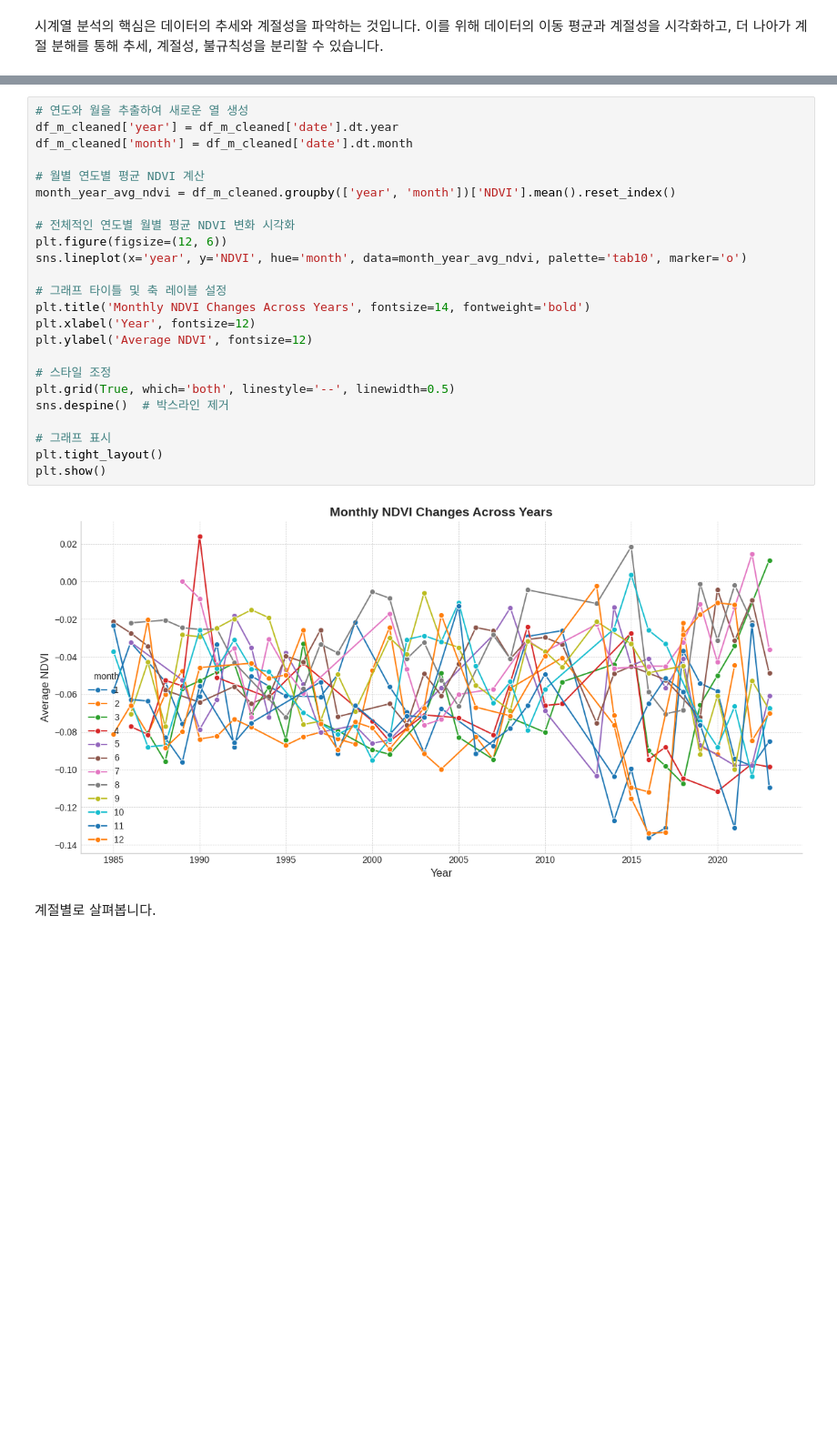
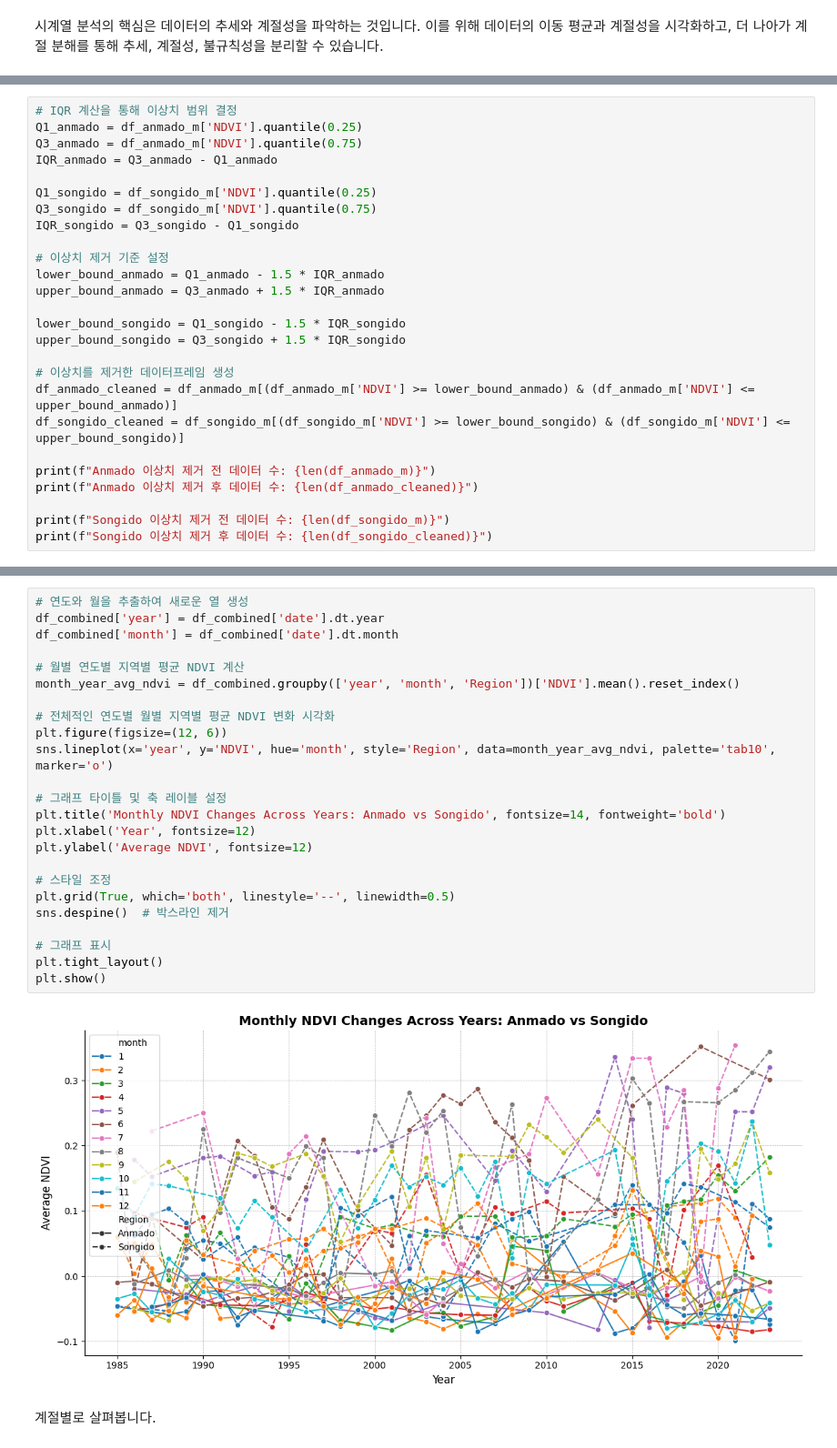
Before and after one commit to jjangmo91/Cervus-nippon_Anmado-Is., a Jupyter notebook: Cervus-nippon_forest_Anmado-Is.ipynb, the cells around one changed output, grey strips where cells are left out. Shown at 91% size. Saved outputs shown, nothing was run; the diff lists cells and outputs as text; blank space fills up the shorter version.

```diff
--- a/Cervus-nippon_forest_Anmado-Is.ipynb
+++ b/Cervus-nippon_forest_Anmado-Is.ipynb
@@ -328,0 +399,26 @@ plt.show()
+# %%
+# IQR 계산을 통해 이상치 범위 결정
+Q1_anmado = df_anmado_m['NDVI'].quantile(0.25)
+Q3_anmado = df_anmado_m['NDVI'].quantile(0.75)
+IQR_anmado = Q3_anmado - Q1_anmado
+
+Q1_songido = df_songido_m['NDVI'].quantile(0.25)
+Q3_songido = df_songido_m['NDVI'].quantile(0.75)
+IQR_songido = Q3_songido - Q1_songido
+
+# 이상치 제거 기준 설정
+lower_bound_anmado = Q1_anmado - 1.5 * IQR_anmado
+upper_bound_anmado = Q3_anmado + 1.5 * IQR_anmado
+
+lower_bound_songido = Q1_songido - 1.5 * IQR_songido
+upper_bound_songido = Q3_songido + 1.5 * IQR_songido
+
+# 이상치를 제거한 데이터프레임 생성
+df_anmado_cleaned = df_anmado_m[(df_anmado_m['NDVI'] >= lower_bound_anmado) & (df_anmado_m['NDVI'] <= upper_bound_anmado)]
+df_songido_cleaned = df_songido_m[(df_songido_m['NDVI'] >= lower_bound_songido) & (df_songido_m['NDVI'] <= upper_bound_songido)]
+
+print(f"Anmado 이상치 제거 전 데이터 수: {len(df_anmado_m)}")
+print(f"Anmado 이상치 제거 후 데이터 수: {len(df_anmado_cleaned)}")
+
+print(f"Songido 이상치 제거 전 데이터 수: {len(df_songido_m)}")
+print(f"Songido 이상치 제거 후 데이터 수: {len(df_songido_cleaned)}")
@@ -329,29 +476,29 @@ plt.show()
 # %%
 # 연도와 월을 추출하여 새로운 열 생성
-df_m_cleaned['year'] = df_m_cleaned['date'].dt.year
-df_m_cleaned['month'] = df_m_cleaned['date'].dt.month
+df_combined['year'] = df_combined['date'].dt.year
+df_combined['month'] = df_combined['date'].dt.month
 
-# 월별 연도별 평균 NDVI 계산
-month_year_avg_ndvi = df_m_cleaned.groupby(['year', 'month'])['NDVI'].mean().reset_index()
+# 월별 연도별 지역별 평균 NDVI 계산
+month_year_avg_ndvi = df_combined.groupby(['year', 'month', 'Region'])['NDVI'].mean().reset_index()
 
-# 전체적인 연도별 월별 평균 NDVI 변화 시각화
+# 전체적인 연도별 월별 지역별 평균 NDVI 변화 시각화
 plt.figure(figsize=(12, 6))
-sns.lineplot(x='year', y='NDVI', hue='month', data=month_year_avg_ndvi, palette='tab10', marker='o')
+sns.lineplot(x='year', y='NDVI', hue='month', style='Region', data=month_year_avg_ndvi, palette='tab10', marker='o')
 
 # 그래프 타이틀 및 축 레이블 설정
-plt.title('Monthly NDVI Changes Across Years', fontsize=14, fontweight='bold')
+plt.title('Monthly NDVI Changes Across Years: Anmado vs Songido', fontsize=14, fontweight='bold')
 plt.xlabel('Year', fontsize=12)
 plt.ylabel('Average NDVI', fontsize=12)
 
 # 스타일 조정
 plt.grid(True, which='both', linestyle='--', linewidth=0.5)
 sns.despine()  # 박스라인 제거
 
 # 그래프 표시
 plt.tight_layout()
 plt.show()
 # %% [output]
-[figure, old version]
+[figure, new version]
 # %% [markdown]
 계절별로 살펴봅니다.
 # %%
```
Also changed, not shown: parts of 35 cells of this notebook.
